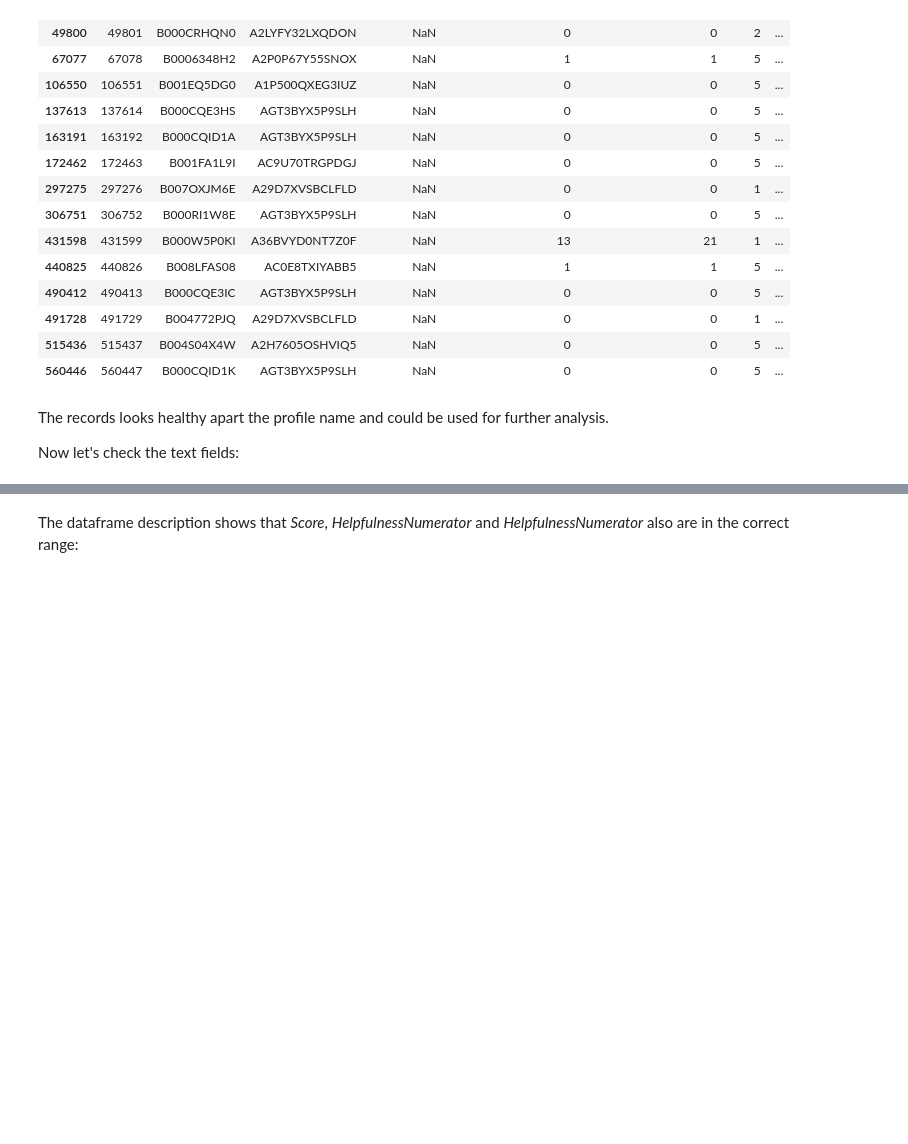
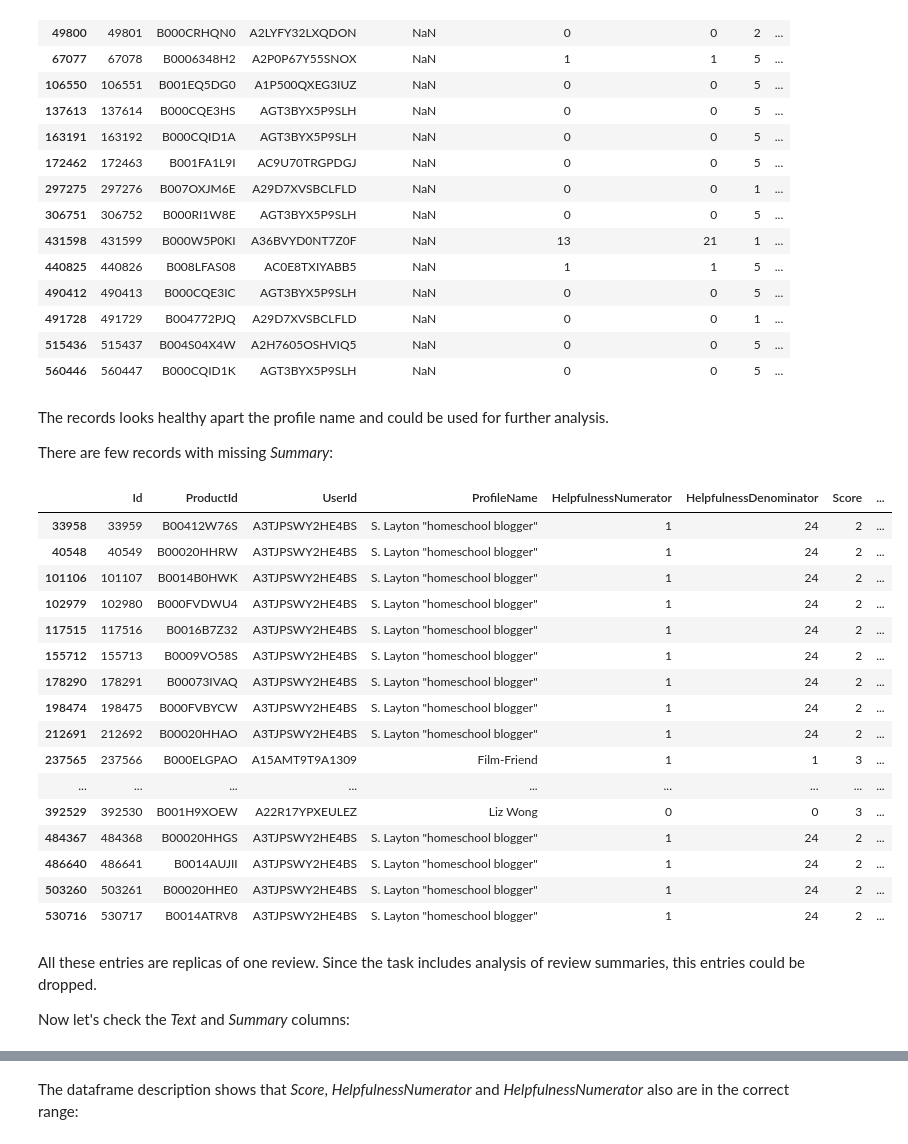
Before and after one commit to EvgenyGorelov/Food_Reviews, a Jupyter notebook: Exploration.ipynb, the cells around one changed output, grey strips where cells are left out. Drawn from its saved outputs; the diff is of its cells as text; code cells hidden in the pictures; blank space fills up the shorter version.

Commit message:
Summary NaN fixed

```diff
--- a/Exploration.ipynb
+++ b/Exploration.ipynb
@@ -112,7 +118,31 @@ df_ini[df_ini["ProfileName"].isnull()]
 # %% [markdown]
 The records looks healthy apart the profile name and could be used for further analysis.
 
-Now let's check the text fields:
+There are few records with missing *Summary*:
+# %%
+df_ini[df_ini["Summary"].isnull()]
+# %% [output]
+|  | Id | ProductId | UserId | ProfileName | HelpfulnessNumerator | HelpfulnessDenominator | Score | ... |
+| 33958 | 33959 | B00412W76S | A3TJPSWY2HE4BS | S. Layton "homeschool blogger" | 1 | 24 | 2 | ... |
+| 40548 | 40549 | B00020HHRW | A3TJPSWY2HE4BS | S. Layton "homeschool blogger" | 1 | 24 | 2 | ... |
+| 101106 | 101107 | B0014B0HWK | A3TJPSWY2HE4BS | S. Layton "homeschool blogger" | 1 | 24 | 2 | ... |
+| 102979 | 102980 | B000FVDWU4 | A3TJPSWY2HE4BS | S. Layton "homeschool blogger" | 1 | 24 | 2 | ... |
+| 117515 | 117516 | B0016B7Z32 | A3TJPSWY2HE4BS | S. Layton "homeschool blogger" | 1 | 24 | 2 | ... |
+| 155712 | 155713 | B0009VO58S | A3TJPSWY2HE4BS | S. Layton "homeschool blogger" | 1 | 24 | 2 | ... |
+| 178290 | 178291 | B00073IVAQ | A3TJPSWY2HE4BS | S. Layton "homeschool blogger" | 1 | 24 | 2 | ... |
+| 198474 | 198475 | B000FVBYCW | A3TJPSWY2HE4BS | S. Layton "homeschool blogger" | 1 | 24 | 2 | ... |
+| 212691 | 212692 | B00020HHAO | A3TJPSWY2HE4BS | S. Layton "homeschool blogger" | 1 | 24 | 2 | ... |
+| 237565 | 237566 | B000ELGPAO | A15AMT9T9A1309 | Film-Friend | 1 | 1 | 3 | ... |
+| ... | ... | ... | ... | ... | ... | ... | ... | ... |
+| 392529 | 392530 | B001H9XOEW | A22R17YPXEULEZ | Liz Wong | 0 | 0 | 3 | ... |
+| 484367 | 484368 | B00020HHGS | A3TJPSWY2HE4BS | S. Layton "homeschool blogger" | 1 | 24 | 2 | ... |
+| 486640 | 486641 | B0014AUJII | A3TJPSWY2HE4BS | S. Layton "homeschool blogger" | 1 | 24 | 2 | ... |
+| 503260 | 503261 | B00020HHE0 | A3TJPSWY2HE4BS | S. Layton "homeschool blogger" | 1 | 24 | 2 | ... |
+| 530716 | 530717 | B0014ATRV8 | A3TJPSWY2HE4BS | S. Layton "homeschool blogger" | 1 | 24 | 2 | ... |
+# %% [markdown]
+All these entries are replicas of one review. Since the task includes analysis of review summaries, this entries could be dropped.
+
+Now let's check the *Text* and *Summary* columns:
 # %%
 print("min and max length of Summary: ",
       df_ini["Summary"].str.len().min(),
```
Also changed, not shown: parts of 8 cells of this notebook.
